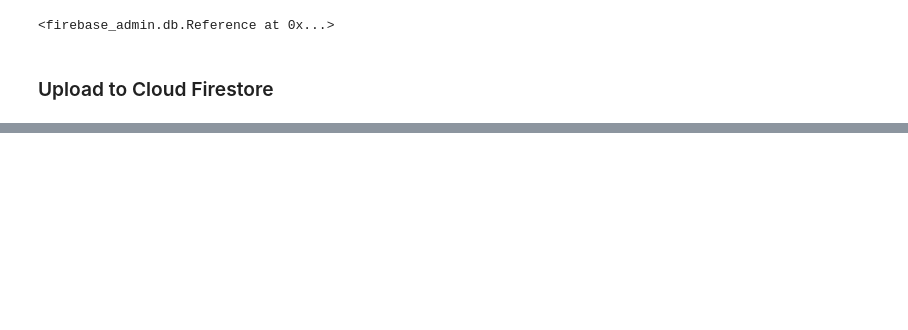
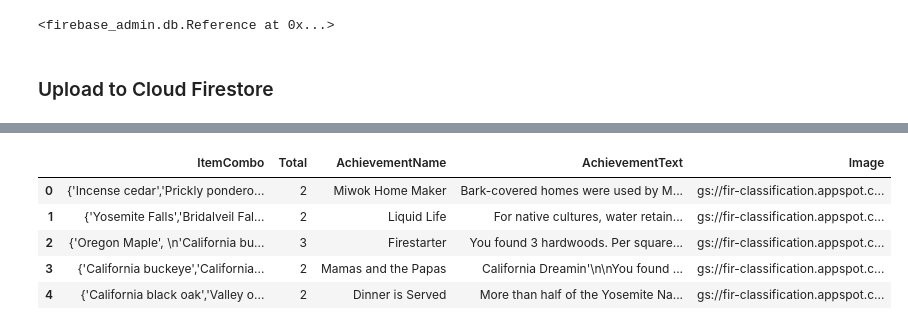
Before and after one commit to Final-Capstone-Nature-Scavenger-Hunt/Nature-Scavenger-Hunt, a Jupyter notebook: Data/iNat/GameTableGen.ipynb, the cells around one changed output, grey strips where cells are left out. Cells and saved outputs as stored; diff of their text form; code cells hidden in the pictures; blank space fills up the shorter version.

```diff
--- a/Data/iNat/GameTableGen.ipynb
+++ b/Data/iNat/GameTableGen.ipynb
@@ -222,0 +263,11 @@ for doc in doc_list:
+# %%
+ach_df = pd.read_csv(r"C:\Users\gjack\Desktop\Achievements\achievements.csv")
+# %%
+ach_df.head()
+# %% [output]
+|  | ItemCombo | Total | AchievementName | AchievementText | Image |
+| 0 | {'Incense cedar','Prickly pondero... | 2 | Miwok Home Maker | Bark-covered homes were used by M... | gs://fir-classification.appspot.c... |
+| 1 | {'Yosemite Falls','Bridalveil Fal... | 2 | Liquid Life | For native cultures, water retain... | gs://fir-classification.appspot.c... |
+| 2 | {'Oregon Maple', \n'California bu... | 3 | Firestarter | You found 3 hardwoods. Per square... | gs://fir-classification.appspot.c... |
+| 3 | {'California buckeye','California... | 2 | Mamas and the Papas | California Dreamin'\n\nYou found ... | gs://fir-classification.appspot.c... |
+| 4 | {'California black oak','Valley o... | 2 | Dinner is Served | More than half of the Yosemite Na... | gs://fir-classification.appspot.c... |
```
Also changed, not shown: parts of 9 cells of this notebook, 4 other files.
